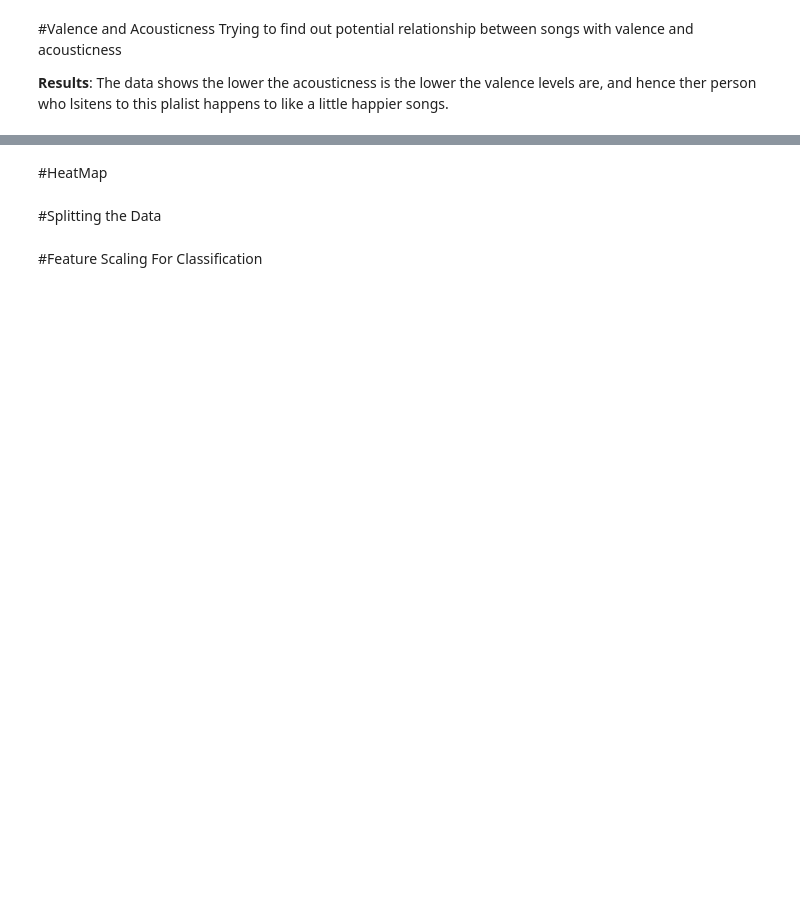
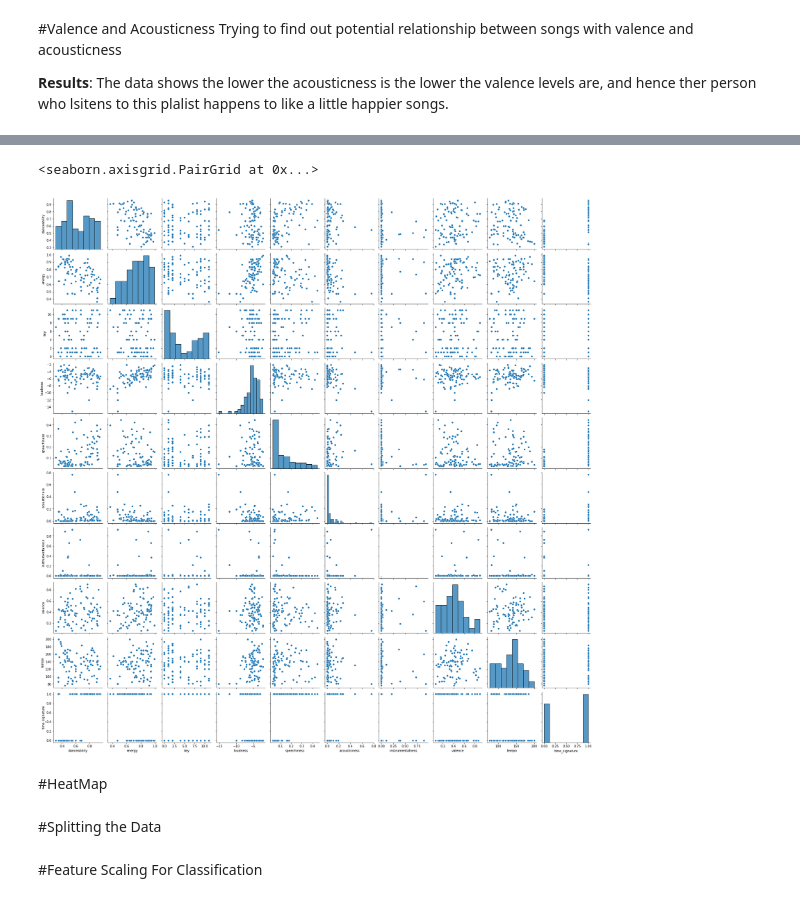
Before and after one commit to mosh98/spotify_dataset_exploration, a Jupyter notebook: Classifier_spotify_habits.ipynb, the cells around one changed output, grey strips where cells are left out. Drawn from its saved outputs; the diff is of its cells as text; code cells hidden in the pictures; blank space fills up the shorter version.

```diff
--- a/Classifier_spotify_habits.ipynb
+++ b/Classifier_spotify_habits.ipynb
@@ -175,8 +242,11 @@ Trying to find out potential relationship between songs with valence and acousti
 # %%
 
 #didn't need to take a small sample of data as the data consists of 29 rows anyways.
 #Quick PairPlot cuz why not kid
-sns.pairplot( new_data  )
+#sns.pairplot( new_data  )
+# %% [output]
+<seaborn.axisgrid.PairGrid at 0x...>
+[figure, added]
 # %% [markdown]
 #HeatMap
 # %% [markdown]
```
Also changed, not shown: parts of 15 cells of this notebook.
